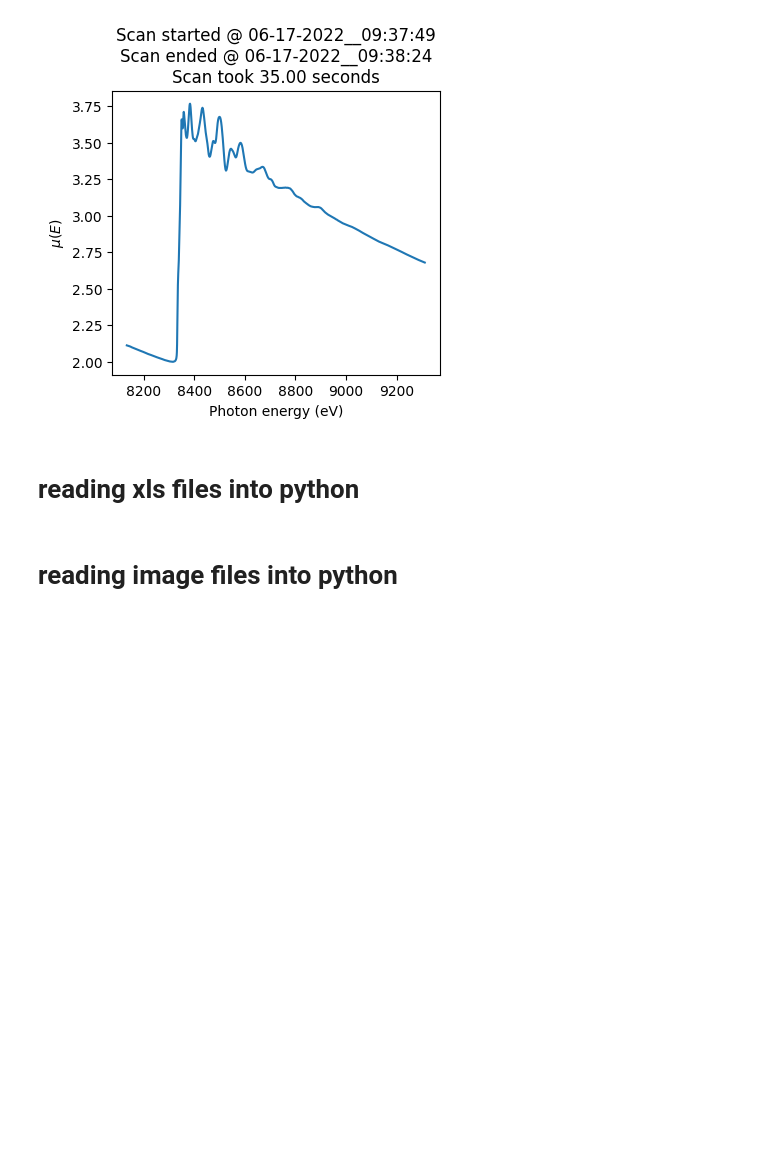
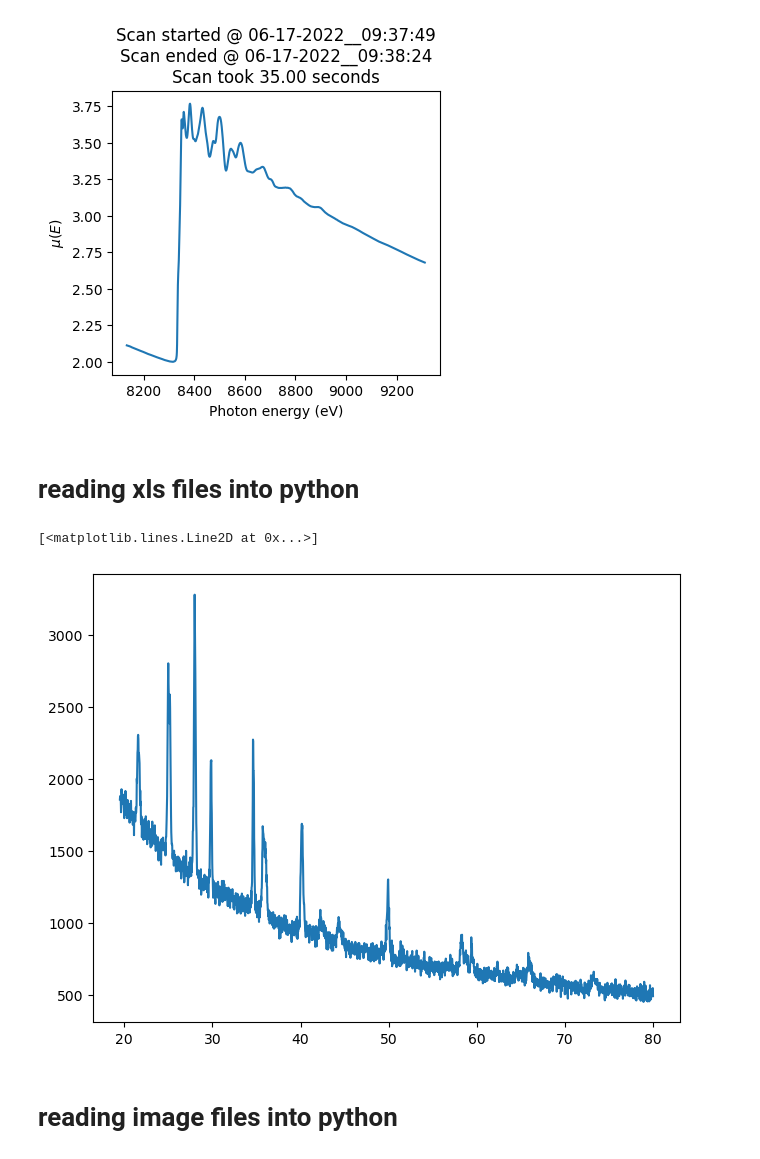
Before and after one commit to pmeshkov/pySULI, a Jupyter notebook: notebooks/000.read_research_data_into_python.ipynb, the cells around one changed output. Saved outputs shown, nothing was run; the diff lists cells and outputs as text; code cells hidden in the pictures; blank space fills up the shorter version.

Commit message:
reading excel files

```diff
--- a/notebooks/000.read_research_data_into_python.ipynb
+++ b/notebooks/000.read_research_data_into_python.ipynb
@@ -245,3 +255,10 @@ ax.set_title(get_title_str('Ni-foil-XAS-data-from-ISS-beamline.dat'));
+# %%
+xls = pd.ExcelFile(r'25KI-LiCl-KCl_25oC.xlsx') #read file
+sheetX = xls.parse(0) #read sheet 1
+plt.plot(sheetX['Angles'],sheetX['Intensities'])
+# %% [output]
+[<matplotlib.lines.Line2D at 0x...>]
+[figure, added]
 # %% [markdown]
 # reading image files into python
 # %% [markdown]
```
Also changed, not shown: parts of 3 cells of this notebook.
